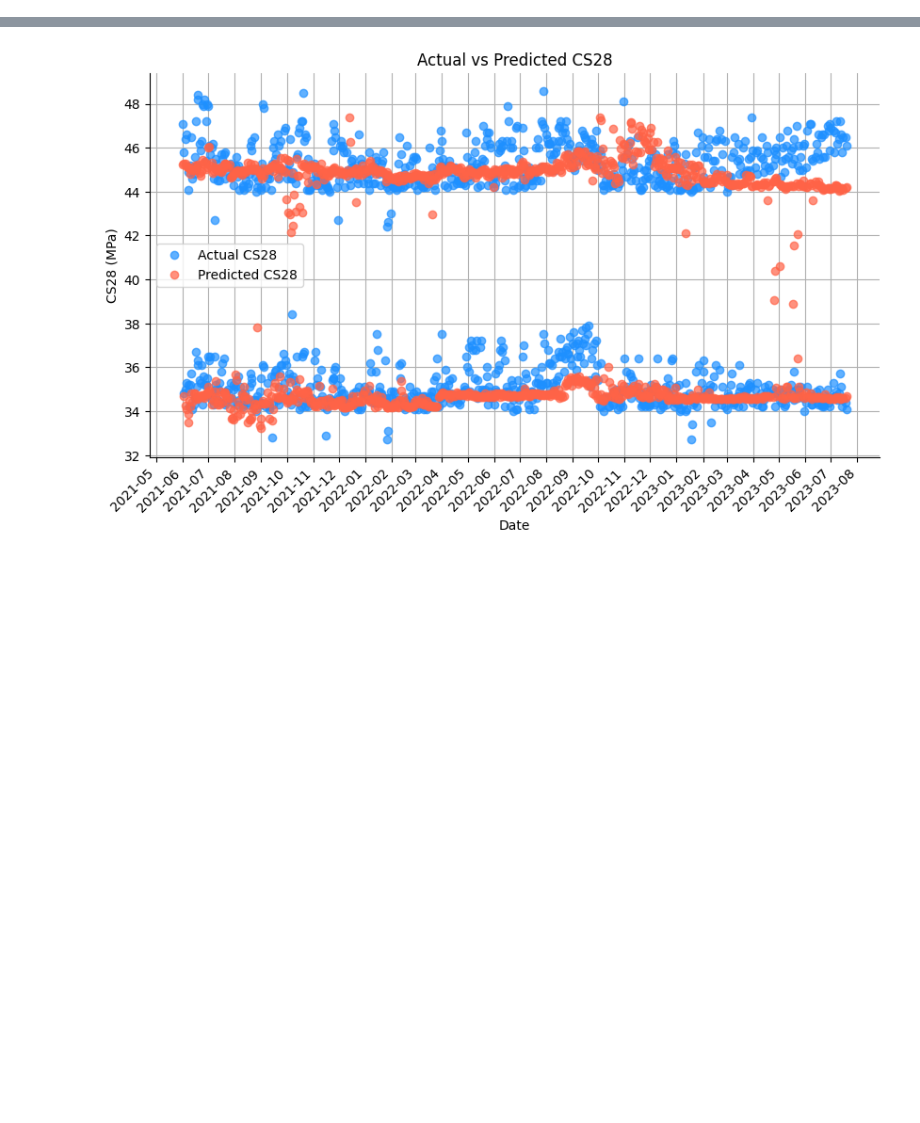
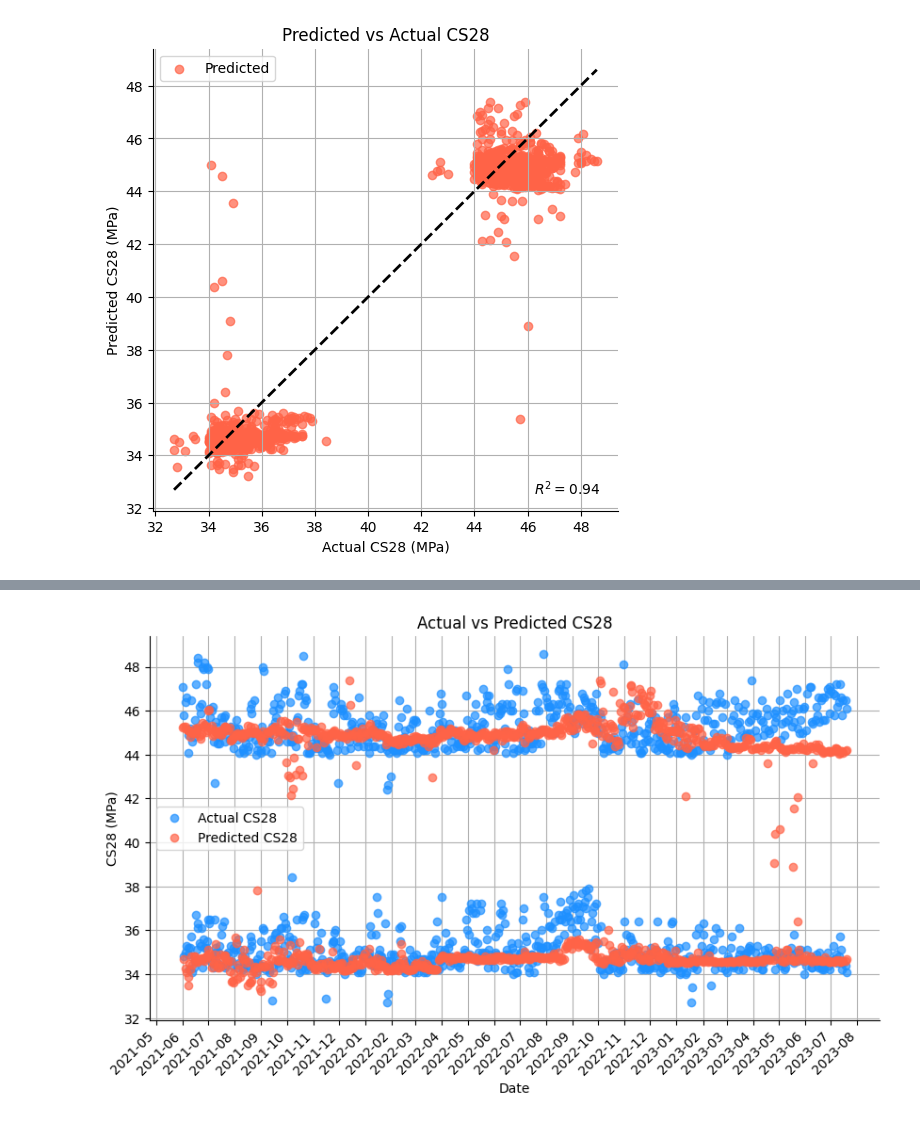
Before and after one commit to feperessim/cement-cs28-ml-modelling, a Jupyter notebook: notebooks/reports/global_models/ecics/ecics_cm_tiss_analysis.ipynb, the cells around one changed output, grey strips where cells are left out. Saved outputs shown, nothing was run; the diff lists cells and outputs as text; code cells hidden in the pictures; blank space fills up the shorter version.

```diff
--- a/notebooks/reports/global_models/ecics/ecics_cm_tiss_analysis.ipynb
+++ b/notebooks/reports/global_models/ecics/ecics_cm_tiss_analysis.ipynb
@@ -1015,3 +1015,63 @@ plt.show()
 # %% [output]
 [figure]
 [interactive output not drawn]
+# %%
+df_pred = pd.concat(all_predictions).reset_index(drop=True)
+df_pred["DATE"] = pd.to_datetime(df_pred["DATE"])
+
+# Proceed with your plotting code
+# Scatter plot of actual vs predicted values
+test_data = df_pred[df_pred["SET"] == "TEST"]
+
+test_data_tmp = test_data[test_data["REPEAT"].eq(0)].copy().reset_index(drop=True)
+
+mean = pd.concat(
+    [test_data[test_data["REPEAT"].eq(0)]["CS28_PRED"].reset_index(drop=True),
+    test_data[test_data["REPEAT"].eq(1)]["CS28_PRED"].reset_index(drop=True),
+    test_data[test_data["REPEAT"].eq(2)]["CS28_PRED"].reset_index(drop=True)],
+axis=1).mean(axis=1)
+
+test_data_tmp["CS28_PRED"] = mean
+test_data = test_data_tmp
+
+# test_data = test_data.groupby("INDEX", as_index=False).agg(
+#     {"DATE": "first", "CS28": "first", "CS28_PRED": "mean", "SET": "first", "FOLD": "first"}
+# )
+plt.figure(figsize=(6, 6))
+plt.scatter(
+    test_data["CS28"],
+    test_data["CS28_PRED"],
+    color="tomato",
+    alpha=0.7,
+    label="Predicted",
+)
+plt.plot(
+    [test_data["CS28"].min(), test_data["CS28"].max()],
+    [test_data["CS28"].min(), test_data["CS28"].max()],
+    color="black",
+    linestyle="--",
+    linewidth=2,
+)
+plt.xlabel("Actual CS28 (MPa)")
+plt.ylabel("Predicted CS28 (MPa)")
+plt.title("Predicted vs Actual CS28")
+plt.legend()
+plt.grid(True)
+plt.gca().spines["top"].set_visible(False)
+plt.gca().spines["right"].set_visible(False)
+
+r2 = 0.94
+plt.text(
+    0.82,
+    0.07,
+    f"$R^2 = {r2:.2f}$",
+    transform=plt.gca().transAxes,
+    verticalalignment="top",
+)
+
+plt.savefig(
+    "ecics_global_cm_tiss_fine_tuning_dominant_top_one_pred_vs_actual_cs28.png", dpi=300, bbox_inches="tight"
+)
+plt.show()
+# %% [output]
+[figure, added]
```
Also changed, not shown: parts of 5 cells of this notebook, 15 other files.
